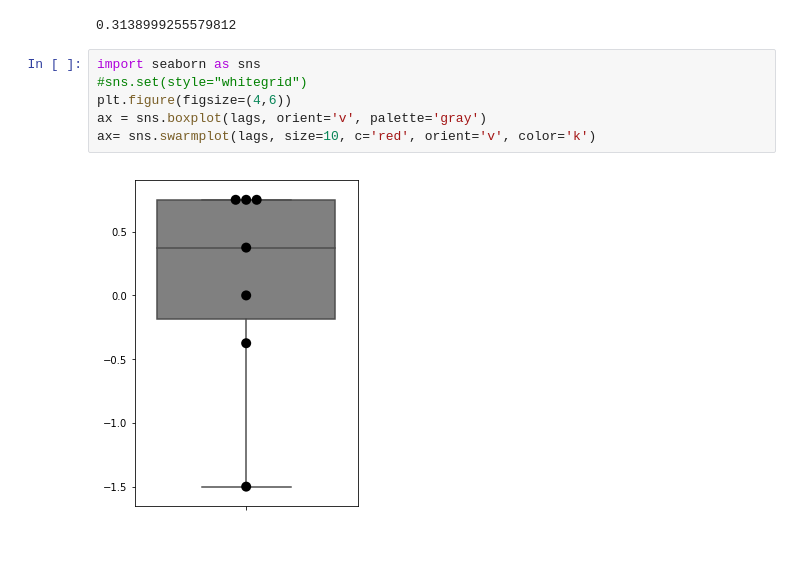
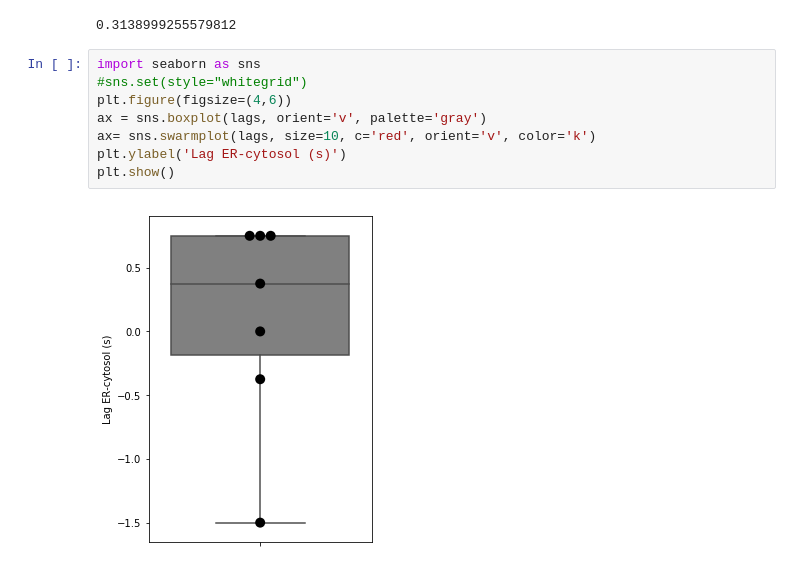
Before and after one commit to AmSchulte/GliaOscillation, a Jupyter notebook: ATP Oscillation fast.ipynb, the cells around one changed output. Saved outputs shown, nothing was run; the diff lists cells and outputs as text.

```diff
--- a/ATP Oscillation fast.ipynb
+++ b/ATP Oscillation fast.ipynb
@@ -232,8 +228,10 @@ stats.sem(lags)
 # %%
 import seaborn as sns
 #sns.set(style="whitegrid")
 plt.figure(figsize=(4,6))
 ax = sns.boxplot(lags, orient='v', palette='gray')
 ax= sns.swarmplot(lags, size=10, c='red', orient='v', color='k')
+plt.ylabel('Lag ER-cytosol (s)')
+plt.show()
 # %% [output]
-[figure, old version]
+[figure, new version]
```
Also changed, not shown: parts of 9 cells of this notebook, 21 other files.
